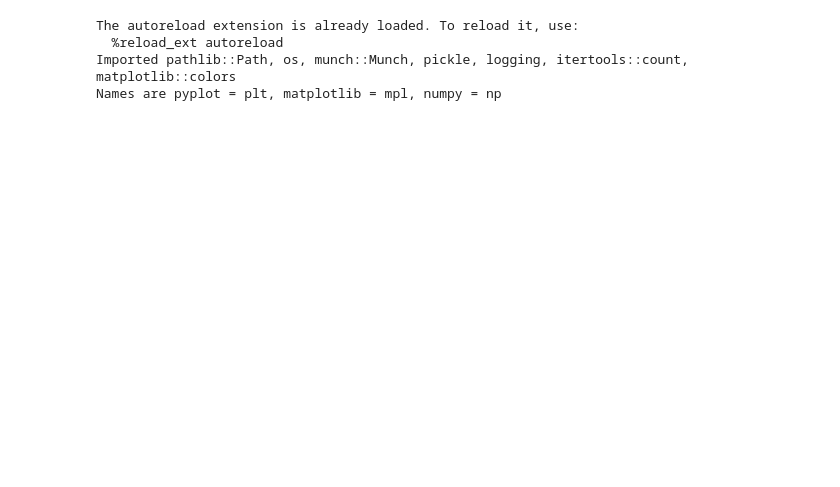
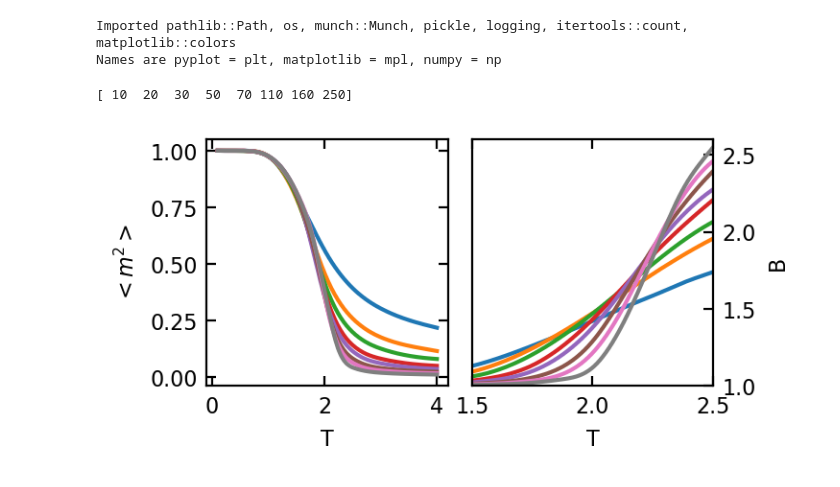
Before and after one commit to TomHodson/FKMC, a Jupyter notebook: notebooks/munich/Figures/ShortPaper_Figures.ipynb, the cells around one changed output. Saved outputs shown, nothing was run; the diff lists cells and outputs as text; code cells hidden in the pictures; blank space fills up the shorter version.

```diff
--- a/notebooks/munich/Figures/ShortPaper_Figures.ipynb
+++ b/notebooks/munich/Figures/ShortPaper_Figures.ipynb
@@ -11,8 +11,8 @@ columnwidth = 246/72.27
 plt.rc('font', family='sans-serif')
 plt.rc('figure', dpi=200) #makes the plots display larger in the jupyter view
 plt.rc('text', usetex=False)
-plt.rc('xtick', labelsize=8)
-plt.rc('ytick', labelsize=8)
+plt.rc('xtick', labelsize=8, direction='in', bottom=True, top=True)
+plt.rc('ytick', labelsize=8, direction='in', left=True, right=True)
 plt.rc('axes', labelsize=8)
 plt.rc('figure', autolayout=False)
 
@@ -23,10 +23,70 @@ data_location = Path('~/HPC_data/pickled_data').expanduser()
 #figure_location = Path('~/DropBox/Apps/Overleaf/Short Paper/figs/').expanduser()
 figure_location = Path('~/git/FK_short_paper/figs').expanduser()
 # %% [output]
-The autoreload extension is already loaded. To reload it, use:
-  %reload_ext autoreload
 Imported pathlib::Path, os, munch::Munch, pickle, logging, itertools::count, matplotlib::colors
 Names are pyplot = plt, matplotlib = mpl, numpy = np
+# %%
+import pickle
+from itertools import count
+from scipy.interpolate import interp1d, UnivariateSpline
+
+with open(data_location / 'binder_data.pickle', 'rb') as file:
+    d = oBinder = Munch(pickle.load(file))
+print(d.Ns)
+
+colors = plt.rcParams['axes.prop_cycle'].by_key()['color']
+
+def binder(ax):
+    for i, N, c in zip(count(), d.Ns, colors):
+        d.dB[i] = np.maximum(d.dB[i], d.dB[i].mean() * 0.1)
+        binder_interped = UnivariateSpline(d.BX, d.B[i], w = 1/d.dB[i], s = len(d.BX))
+        #ax.plot(d.BX, d.B[i], label = f'N = {N}', linewidth = 1, color = c)
+
+        #spread(ax, d.MX, d.M2[i], d.dM2[i], alpha = 0.3, label = f'N = {N}', color = color)
+
+        #plot the binder cumulant
+        #ax.errorbar(d.BX, d.B[i], yerr = d.dB[i], color = c, linestyle = "None", marker = '.')
+        #ax.plot(d.BX, d.B[i], label = f'N = {N}', color = c)
+
+        x = np.linspace(d.BX[0], d.BX[-1], 200)
+        axes[1].plot(x, binder_interped(x), color = c)
+
+        ax.set(ylabel = '$<m^4>/<m^2>^2$', xlabel = 'T');
+        ax.set(ylabel = 'B', xlabel = 'T');
+
+def orderparam(ax):
+    for i, N, c in zip(count(), d.Ns, colors):
+        d.dM2[i] = np.maximum(d.dM2[i], d.dM2[i].mean() * 0.1)
+        M_interped = UnivariateSpline(d.MX, d.M2[i], w = 1/(d.dM2[i] + 0.01*max(d.dM2[i])), s = len(d.MX))
+        #axes[0].plot(d.MX, d.M2[i], linewidth = 1, color = c)
+        #axes[0].errorbar(d.MX, d.M2[i], yerr = d.dM2[i] * 2, color = c, linestyle = "None", marker = '|', markersize = 0.5, label = f'N = {N}')
+
+        x = np.linspace(d.MX[0], d.MX[-1], 200)
+        ax.plot(x, M_interped(x), color = c)
+        #spread(axes[0], d.MX, d.M2[i], d.dM2[i], alpha = 0.3, label = f'N = {N}', color = color)
+
+        ax.set(ylabel = '$<m^2>$', xlabel = 'T');
+
+f, axes = plt.subplots(1,2, gridspec_kw = dict(wspace = 0.1))
+
+orderparam(axes[0])
+binder(axes[1])
+
+
+axes[1].yaxis.tick_right()
+axes[1].yaxis.set_label_position("right")
+
+
+axes[1].set(xlim = (1.5,2.5), ylim = (1,2.6));
+
+
+width = columnwidth
+height =  columnwidth / 2
+f.set_size_inches(width, height)
+f.savefig(figure_location / 'binder_plot.eps', bbox_inches='tight')
+# %% [output]
+[ 10  20  30  50  70 110 160 250]
+[figure, added]
 # %%
 from FKMC.general import smooth
 
```
Also changed, not shown: parts of 13 cells of this notebook, 5 other files.
